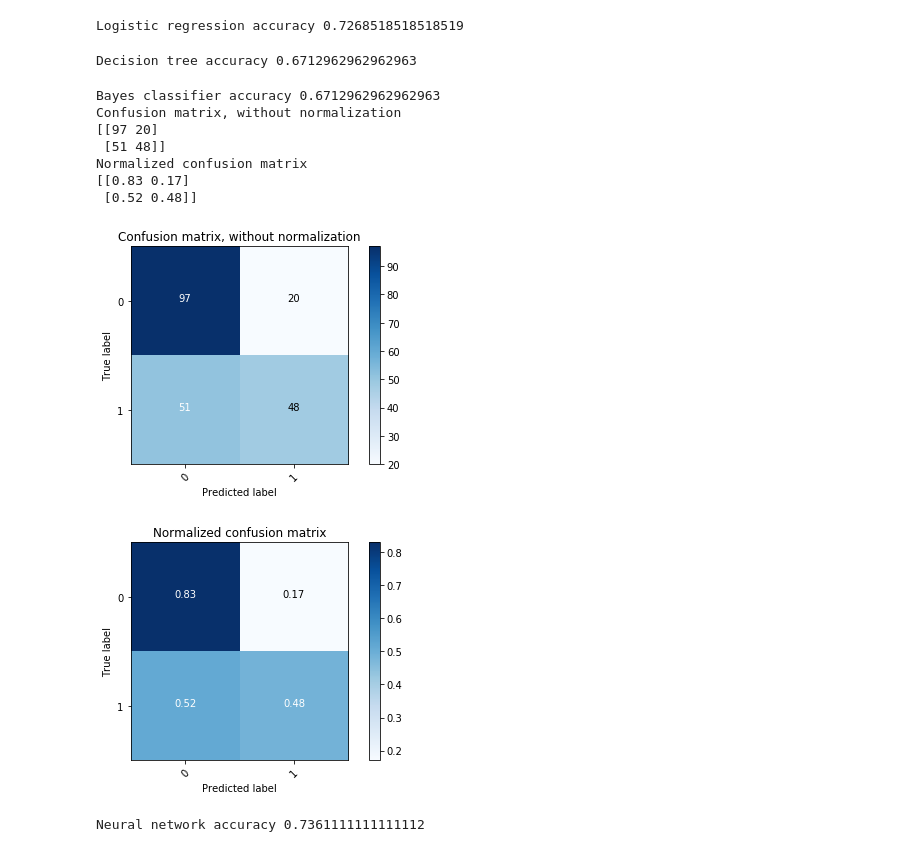
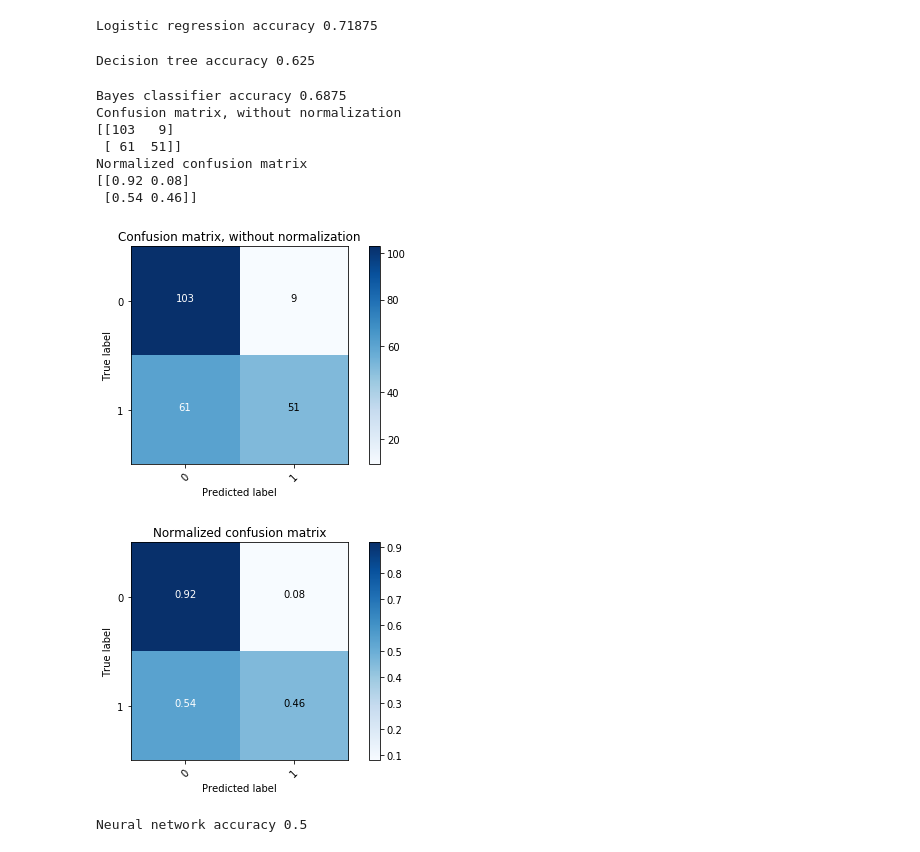
Before and after one commit to VivienvV/fallrisk, a Jupyter notebook: Machine_learning/Accuracy_classifiers.ipynb, the cells around one changed output. Saved outputs shown, nothing was run; the diff lists cells and outputs as text; code cells hidden in the pictures.

```diff
--- a/Machine_learning/Accuracy_classifiers.ipynb
+++ b/Machine_learning/Accuracy_classifiers.ipynb
@@ -28,7 +31,30 @@ Y = np.array(numpy_matrix[:, 1], dtype=int)
+# %%
+#Splits data into training and validation according to specified ratio
+def validation_split(data, ratio):
+    np.random.shuffle(data)
+    N = len(data)
+    training = data[:int(ratio*N)]
+    validation = data[(int(ratio*N)):]
+    return training,validation
+
+# Converts the arrays in a list to one flattend dataframe
+def flatten(data):
+    return pd.DataFrame(np.vstack(data), columns=['TestID', 'Conditie', 'SubjectID','SegmentNr','WalkingDirection',
+ 'SegmentData', 'Height', 'Weight', 'Age', 'BMI', 'std_SegmentData', 'STD'])
+
+training,validation = validation_split(grouped_data, 0.7)
+training = flatten(training)
+validation = flatten(validation)
+# print(len(training))
+# %%
+training_matrix = training.as_matrix()
+X_train = np.array(training_matrix[:,[11, 8]], dtype=float)
+y_train = np.array(training_matrix[:, 1], dtype=int)
+validation_matrix = validation.as_matrix()
+X_test = np.array(validation_matrix[:,[11, 8]], dtype=float)
+y_test = np.array(validation_matrix[:, 1], dtype=int)
 # %%
 #Logistic regression accuracy
-
-X_train, X_test, y_train, y_test = train_test_split(X, Y, test_size=0.3, random_state=101)
 
 logreg = LogisticRegression(C=1e5, solver='lbfgs', multi_class='multinomial')
 
@@ -39,23 +65,20 @@ y_pred = logreg.predict(X_test)
 # print(classification_report(y_test, y_pred))
 print('Logistic regression accuracy', accuracy_score(y_test, y_pred))
 # %% [output]
-Logistic regression accuracy 0.7268518518518519
+Logistic regression accuracy 0.71875
 # %%
 #Decision tree accuracy
 
-from sklearn import tree
-X_train, X_test, y_train, y_test = train_test_split(X, Y, test_size=0.3, random_state=101)
 clf = tree.DecisionTreeClassifier()
 clf = clf.fit(X_train, y_train)
 y_pred = clf.predict(X_test)
 # print(classification_report(y_test, y_pred))
 print('Decision tree accuracy', accuracy_score(y_test, y_pred))
 # %% [output]
-Decision tree accuracy 0.6712962962962963
+Decision tree accuracy 0.625
 # %%
 #Bayes classifier
 
-X_train, X_test, y_train, y_test = train_test_split(X, Y, test_size=0.3, random_state=101)
 gnb = GaussianNB()
 gnb = gnb.fit(X_train, y_train)
 y_pred = gnb.predict(X_test)
@@ -99,49 +122,47 @@ def plot_confusion_matrix(cm, classes,
     fmt = '.2f' if normalize else 'd'
     thresh = cm.max() / 2.
     for i, j in itertools.product(range(cm.shape[0]), range(cm.shape[1])):
         plt.text(j, i, format(cm[i, j], fmt),
                  horizontalalignment="center",
                  color="white" if cm[i, j] > thresh else "black")
 
     plt.ylabel('True label')
     plt.xlabel('Predicted label')
     plt.tight_layout()
 
 
 # Compute confusion matrix
 cnf_matrix = confusion_matrix(y_test, y_pred)
 np.set_printoptions(precision=2)
 
 # Plot non-normalized confusion matrix
 plt.figure()
 plot_confusion_matrix(cnf_matrix, classes=class_names,
                       title='Confusion matrix, without normalization')
 
 # Plot normalized confusion matrix
 plt.figure()
 plot_confusion_matrix(cnf_matrix, classes=class_names, normalize=True,
                       title='Normalized confusion matrix')
 
 plt.show()
 # %% [output]
-Bayes classifier accuracy 0.6712962962962963
+Bayes classifier accuracy 0.6875
 Confusion matrix, without normalization
-[[97 20]
- [51 48]]
+[[103   9]
+ [ 61  51]]
 Normalized confusion matrix
-[[0.83 0.17]
- [0.52 0.48]]
+[[0.92 0.08]
+ [0.54 0.46]]
-[figure, old version]
+[figure, new version]
-[figure, old version]
+[figure, new version]
 # %%
 #Neural network
 
-from sklearn.neural_network import MLPClassifier
-X_train, X_test, y_train, y_test = train_test_split(X, Y, test_size=0.3, random_state=101)
 neu = MLPClassifier()
 neu = neu.fit(X_train, y_train)
 y_pred = neu.predict(X_test)
 # print(classification_report(y_test, y_pred))
 print('Neural network accuracy',accuracy_score(y_test, y_pred))
 # %% [output]
-Neural network accuracy 0.7361111111111112
+Neural network accuracy 0.5
```
Also changed, not shown: parts of 5 cells of this notebook, 3 other files.
